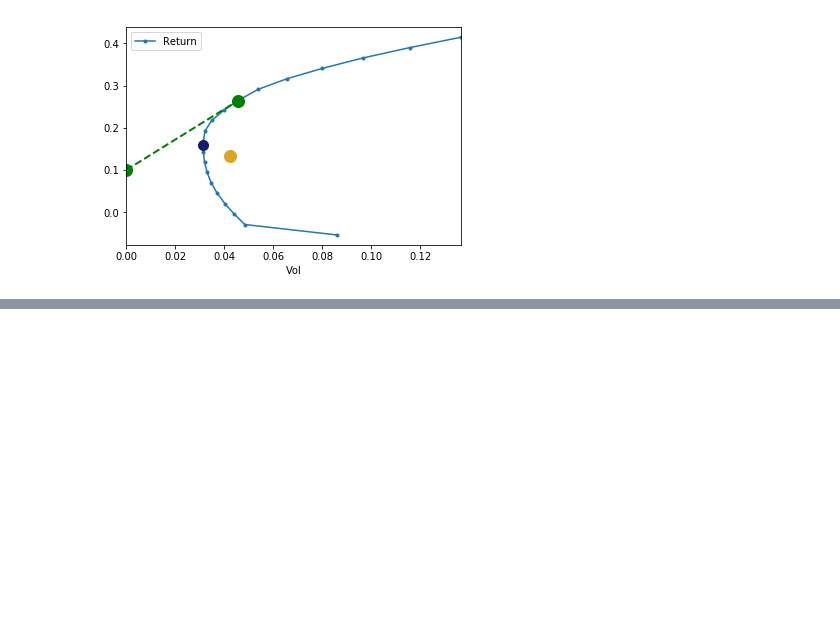
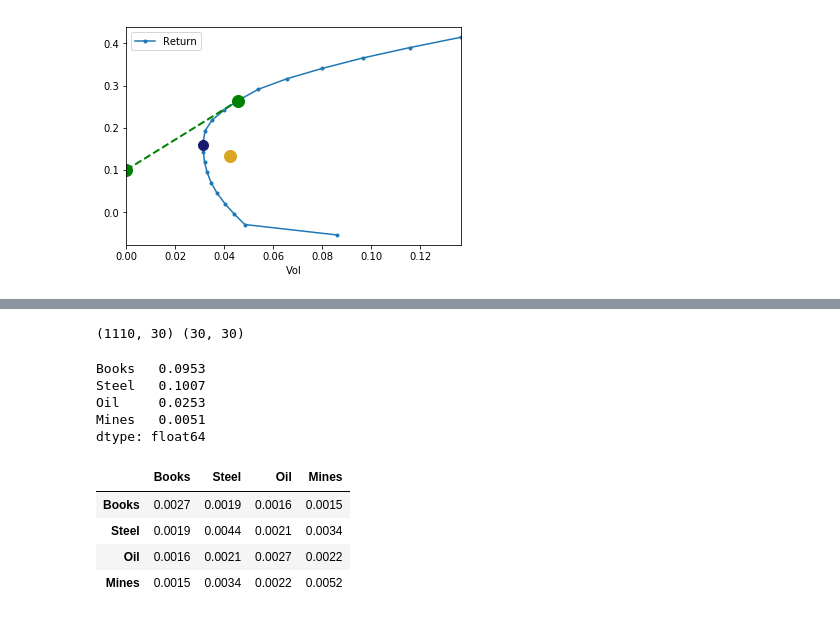
Before and after one commit to allaccountstaken/risk_toolkit, a Jupyter notebook: frontier_q2.ipynb, the cells around one changed output, grey strips where cells are left out. Drawn from its saved outputs; the diff is of its cells as text; code cells hidden in the pictures; blank space fills up the shorter version.

```diff
--- a/frontier.ipynb
+++ b/frontier_q2.ipynb
@@ -6,6 +6,7 @@ import matplotlib.pyplot as plt
 %matplotlib inline
 %load_ext autoreload
 %autoreload 2
+pd.options.display.float_format = '{:.4f}'.format
 # %% [output]
 The autoreload extension is already loaded. To reload it, use:
   %reload_ext autoreload
@@ -386,0 +392,24 @@ rk.plot_ef(20, er, cov, show_cml=True, riskfree_rate=0.1,
+# %%
+ind = rk.get_ind_returns()
+er = rk.annualize_ret(ind['2013':'2017'], 12)
+cov = ind['2013':'2017'].cov()
+print(ind.shape, cov.shape)
+# %% [output]
+(1110, 30) (30, 30)
+# %%
+l = ['Books', 'Steel', 'Oil', 'Mines']
+er[l]
+# %% [output]
+Books   0.0953
+Steel   0.1007
+Oil     0.0253
+Mines   0.0051
+dtype: float64
+# %%
+cov.loc[l,l]
+# %% [output]
+|  | Books | Steel | Oil | Mines |
+| Books | 0.0027 | 0.0019 | 0.0016 | 0.0015 |
+| Steel | 0.0019 | 0.0044 | 0.0021 | 0.0034 |
+| Oil | 0.0016 | 0.0021 | 0.0027 | 0.0022 |
+| Mines | 0.0015 | 0.0034 | 0.0022 | 0.0052 |
```
Also changed, not shown: parts of 23 cells of this notebook, 4 other files.
